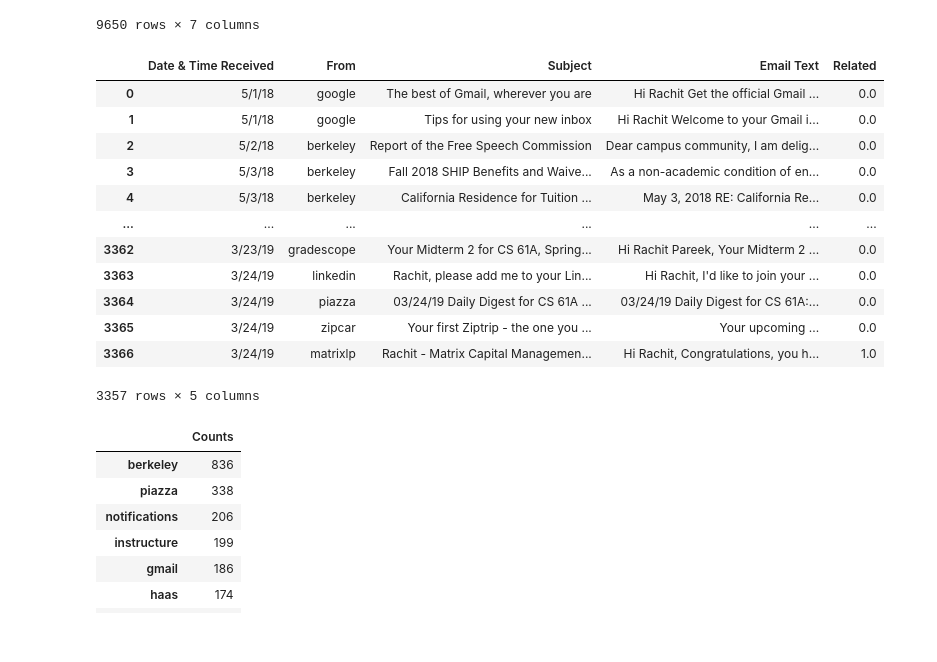
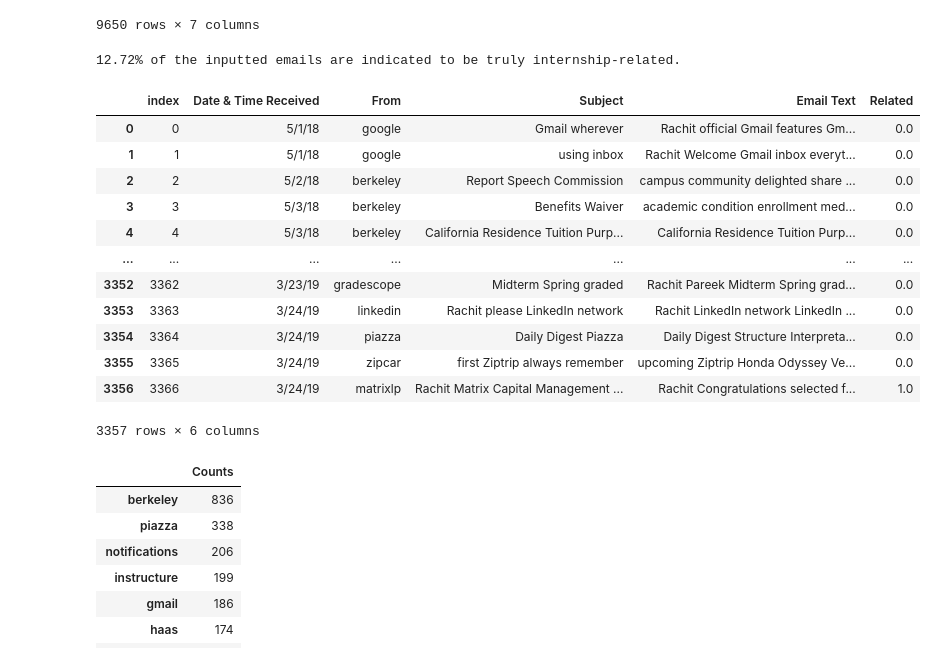
Before and after one commit to rachitpareek/jobSearch, a Jupyter notebook: exploratory analysis.ipynb, the cells around one changed output. Cells and saved outputs as stored; diff of their text form; code cells hidden in the pictures.

Commit message:
finished initial version of my model! tweaking, adding features, and cleaning up notebook left

```diff
--- a/exploratory analysis.ipynb
+++ b/exploratory analysis.ipynb
@@ -29,27 +81,31 @@ data
 | 9649 | NaN | NaN | NaN | NaN | NaN | NaN | NaN |
 9650 rows × 7 columns
 # %%
-# Basic pre-processing
-# 1. Select only relevant columns
-data = data[["Date & Time Received", "From", "Subject", "Email Text", "Related"]].dropna()
-# Regex to help extract the sender domain from the emails
+# Basic pre-processing:
+# 1. Select only relevant columns.
+data = data[["Date & Time Received", "From", "Subject", "Email Text", "Related"]].dropna().reset_index()
+# 2. Use regex to help extract the sender domain from the emails.
 data["From"] = data["From"].apply((lambda x: re.findall("(?<=@)[^.]+(?=\.)", x)[0]))
-data["Email Text"] = data["Email Text"].str.replace("\n", " ")
+# 3. Clean email subject and body text using function defined above.
+data["Email Text"] = data["Email Text"].apply(text_cleaner)
+data["Subject"] = data["Subject"].apply(text_cleaner)
+print(str(round(data["Related"].sum()*100/len(data), 2)) + "% of the inputted emails are indicated to be truly internship-related.")
 data
 # %% [output]
+12.72% of the inputted emails are indicated to be truly internship-related.
-|  | Date & Time Received | From | Subject | Email Text | Related |
-| 0 | 5/1/18 | google | The best of Gmail, wherever you are | Hi Rachit Get the official Gmail ... | 0.0 |
-| 1 | 5/1/18 | google | Tips for using your new inbox | Hi Rachit Welcome to your Gmail i... | 0.0 |
-| 2 | 5/2/18 | berkeley | Report of the Free Speech Commission | Dear campus community, I am delig... | 0.0 |
-| 3 | 5/3/18 | berkeley | Fall 2018 SHIP Benefits and Waive... | As a non-academic condition of en... | 0.0 |
-| 4 | 5/3/18 | berkeley | California Residence for Tuition ... | May 3, 2018 RE: California Re... | 0.0 |
-| ... | ... | ... | ... | ... | ... |
-| 3362 | 3/23/19 | gradescope | Your Midterm 2 for CS 61A, Spring... | Hi Rachit Pareek, Your Midterm 2 ... | 0.0 |
-| 3363 | 3/24/19 | linkedin | Rachit, please add me to your Lin... | Hi Rachit, I'd like to join your ... | 0.0 |
-| 3364 | 3/24/19 | piazza | 03/24/19 Daily Digest for CS 61A ... | 03/24/19 Daily Digest for CS 61A:... | 0.0 |
-| 3365 | 3/24/19 | zipcar | Your first Ziptrip - the one you ... | Your upcoming ... | 0.0 |
-| 3366 | 3/24/19 | matrixlp | Rachit - Matrix Capital Managemen... | Hi Rachit, Congratulations, you h... | 1.0 |
+|  | index | Date & Time Received | From | Subject | Email Text | Related |
+| 0 | 0 | 5/1/18 | google | Gmail wherever | Rachit official Gmail features Gm... | 0.0 |
+| 1 | 1 | 5/1/18 | google | using inbox | Rachit Welcome Gmail inbox everyt... | 0.0 |
+| 2 | 2 | 5/2/18 | berkeley | Report Speech Commission | campus community delighted share ... | 0.0 |
+| 3 | 3 | 5/3/18 | berkeley | Benefits Waiver | academic condition enrollment med... | 0.0 |
+| 4 | 4 | 5/3/18 | berkeley | California Residence Tuition Purp... | California Residence Tuition Purp... | 0.0 |
+| ... | ... | ... | ... | ... | ... | ... |
+| 3352 | 3362 | 3/23/19 | gradescope | Midterm Spring graded | Rachit Pareek Midterm Spring grad... | 0.0 |
+| 3353 | 3363 | 3/24/19 | linkedin | Rachit please LinkedIn network | Rachit LinkedIn network LinkedIn ... | 0.0 |
+| 3354 | 3364 | 3/24/19 | piazza | Daily Digest Piazza | Daily Digest Structure Interpreta... | 0.0 |
+| 3355 | 3365 | 3/24/19 | zipcar | first Ziptrip always remember | upcoming Ziptrip Honda Odyssey Ve... | 0.0 |
+| 3356 | 3366 | 3/24/19 | matrixlp | Rachit Matrix Capital Management ... | Rachit Congratulations selected f... | 1.0 |
-3357 rows × 5 columns
+3357 rows × 6 columns
 # %%
 top_senders = data["From"].value_counts().to_frame().head(15).rename(columns={"From": "Counts"})
 top_senders
```
Also changed, not shown: parts of 21 cells of this notebook, 1 other file.
